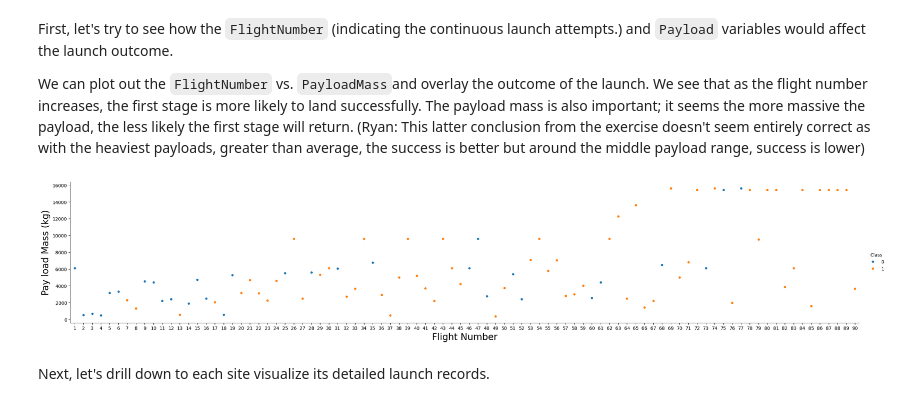
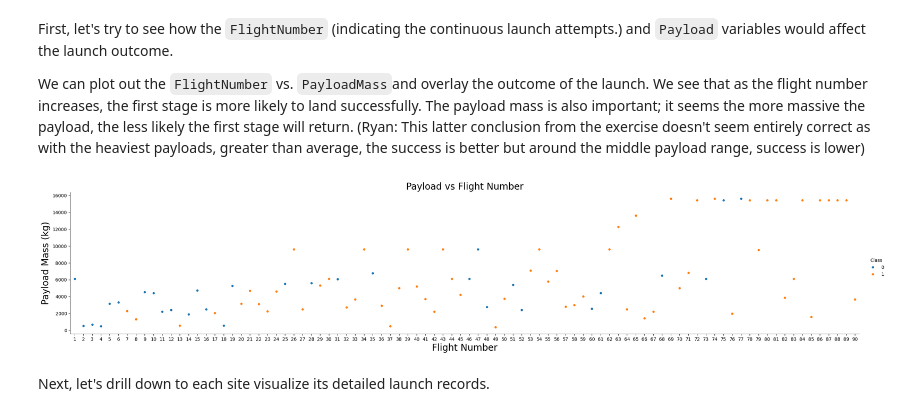
Before and after one commit to ryanmas13/SpaceY_FinalProject, a Jupyter notebook: 5_EDA_DataViz.ipynb, the cells around one changed output. Drawn from its saved outputs; the diff is of its cells as text; code cells hidden in the pictures.

Commit message:
Added titles and clearer captions to charts

```diff
--- a/5_EDA_DataViz.ipynb
+++ b/5_EDA_DataViz.ipynb
@@ -96,10 +96,11 @@ We can plot out the <code>FlightNumber</code> vs. <code>PayloadMass</code>and ov
 # %%
 sns.catplot(y="PayloadMass", x="FlightNumber", hue="Class", data=df, aspect = 5)
 plt.xlabel("Flight Number",fontsize=20)
-plt.ylabel("Pay load Mass (kg)",fontsize=20)
+plt.ylabel("Payload Mass (kg)",fontsize=20)
+plt.title("Payload vs Flight Number", fontsize=20)
 plt.show()
 # %% [output]
-[figure, old version]
+[figure, new version]
 # %% [markdown]
 Next, let's drill down to each site visualize its detailed launch records.
 # %% [markdown]
```
Also changed, not shown: parts of 7 cells of this notebook.
